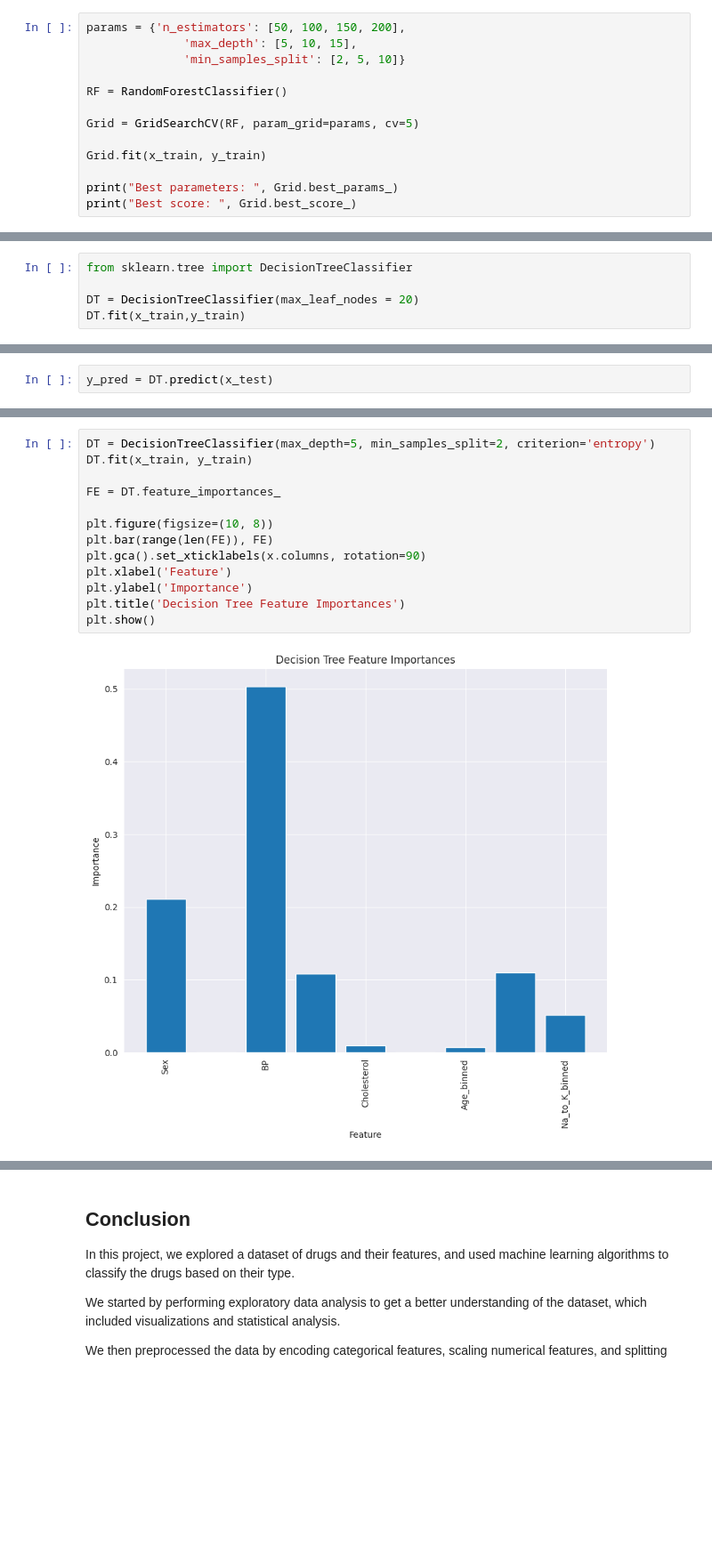
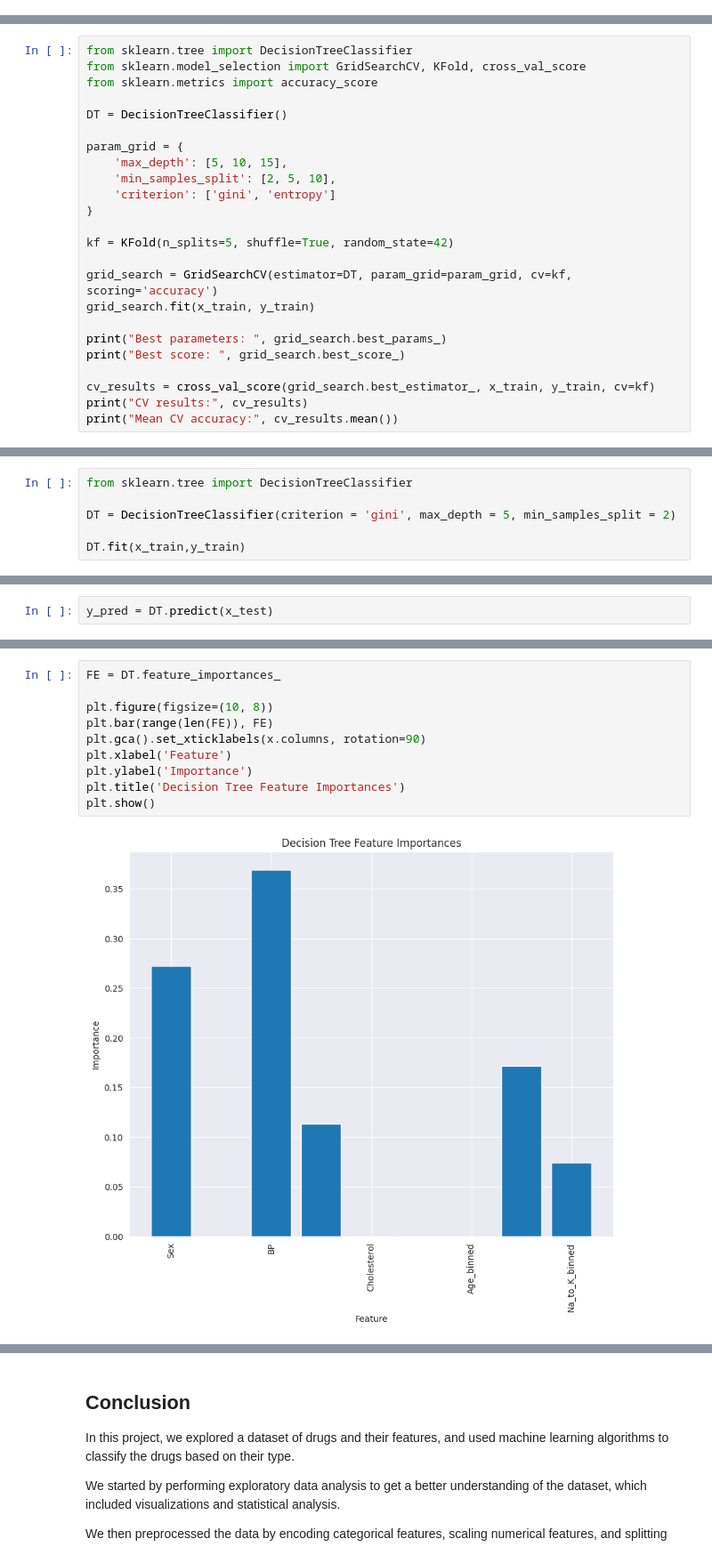
Before and after one commit to KrishnaMoorthy47/Drug-Classification-Project, a Jupyter notebook: Drug_Classification_Project.ipynb, the cells around one changed output, grey strips where cells are left out. Shown at 89% size. Saved outputs shown, nothing was run; the diff lists cells and outputs as text; blank space fills up the shorter version.

```diff
--- a/Drug_Classification_Project.ipynb
+++ b/Drug_Classification_Project.ipynb
@@ -554,13 +495,0 @@ Random Forest accuracy is: 92.50%
-# %%
-params = {'n_estimators': [50, 100, 150, 200],
-              'max_depth': [5, 10, 15],
-              'min_samples_split': [2, 5, 10]}
-
-RF = RandomForestClassifier()
-
-Grid = GridSearchCV(RF, param_grid=params, cv=5)
-
-Grid.fit(x_train, y_train)
-
-print("Best parameters: ", Grid.best_params_)
-print("Best score: ", Grid.best_score_)
@@ -584,0 +508,24 @@ plt.show()
+# %%
+from sklearn.tree import DecisionTreeClassifier
+from sklearn.model_selection import GridSearchCV, KFold, cross_val_score
+from sklearn.metrics import accuracy_score
+
+DT = DecisionTreeClassifier()
+
+param_grid = {
+    'max_depth': [5, 10, 15],
+    'min_samples_split': [2, 5, 10],
+    'criterion': ['gini', 'entropy']
+}
+
+kf = KFold(n_splits=5, shuffle=True, random_state=42)
+
+grid_search = GridSearchCV(estimator=DT, param_grid=param_grid, cv=kf, scoring='accuracy')
+grid_search.fit(x_train, y_train)
+
+print("Best parameters: ", grid_search.best_params_)
+print("Best score: ", grid_search.best_score_)
+
+cv_results = cross_val_score(grid_search.best_estimator_, x_train, y_train, cv=kf)
+print("CV results:", cv_results)
+print("Mean CV accuracy:", cv_results.mean())
@@ -585,6 +537,7 @@ plt.show()
 # %%
 from sklearn.tree import DecisionTreeClassifier
 
-DT = DecisionTreeClassifier(max_leaf_nodes = 20)
+DT = DecisionTreeClassifier(criterion = 'gini', max_depth = 5, min_samples_split = 2)
+
 DT.fit(x_train,y_train)
 # %% [output]
@@ -637,15 +570,12 @@ Best score:  0.8973684210526315
 # %%
-DT = DecisionTreeClassifier(max_depth=5, min_samples_split=2, criterion='entropy')
-DT.fit(x_train, y_train)
-
 FE = DT.feature_importances_
 
 plt.figure(figsize=(10, 8))
 plt.bar(range(len(FE)), FE)
 plt.gca().set_xticklabels(x.columns, rotation=90)
 plt.xlabel('Feature')
 plt.ylabel('Importance')
 plt.title('Decision Tree Feature Importances')
 plt.show()
 # %% [output]
-[figure, old version]
+[figure, new version]
```
Also changed, not shown: parts of 27 cells of this notebook.
